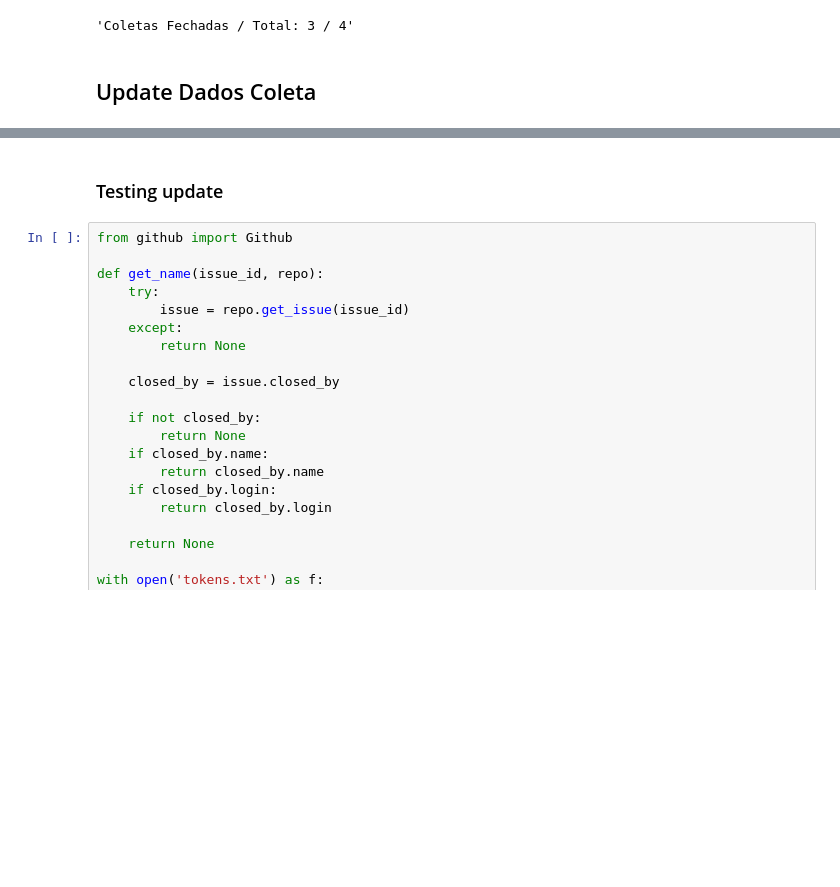
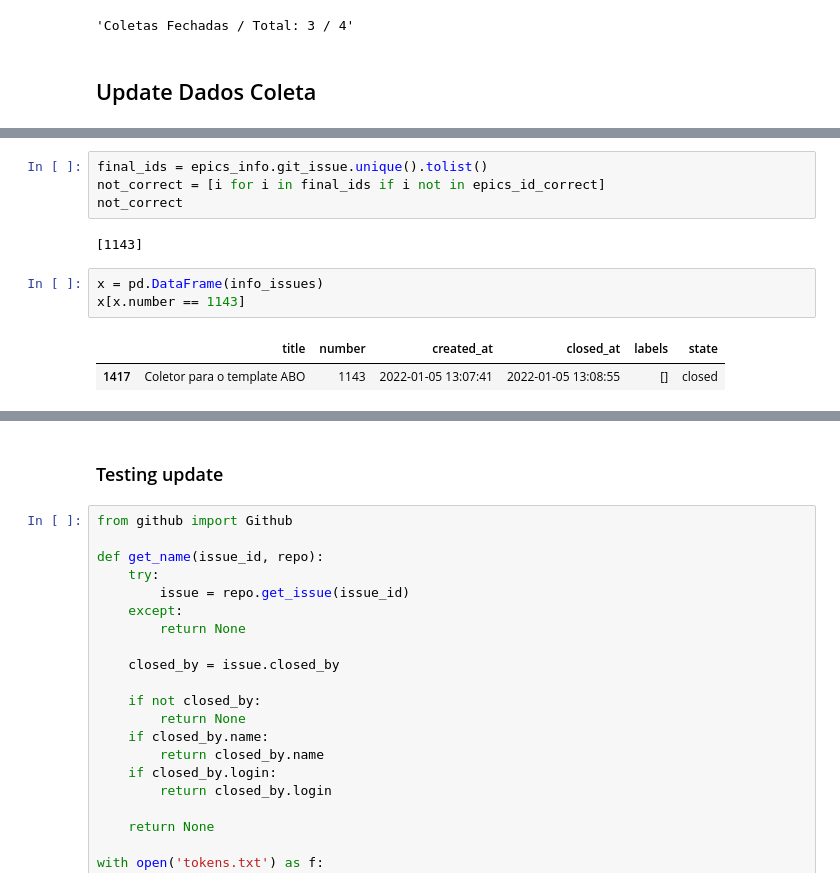
Before and after one commit to MPMG-DCC-UFMG/F01-gerenciamento, a Jupyter notebook: dashboard/Dashboard Tests.ipynb, the cells around one changed output, grey strips where cells are left out. Cells and saved outputs as stored; diff of their text form; blank space fills up the shorter version.

```diff
--- a/dashboard/Dashboard Tests.ipynb
+++ b/dashboard/Dashboard Tests.ipynb
@@ -331,0 +327,12 @@ df[df.git_issue == 108]
+# %%
+final_ids = epics_info.git_issue.unique().tolist()
+not_correct = [i for i in final_ids if i not in epics_id_correct]
+not_correct
+# %% [output]
+[1143]
+# %%
+x = pd.DataFrame(info_issues)
+x[x.number == 1143]
+# %% [output]
+|  | title | number | created_at | closed_at | labels | state |
+| 1417 | Coletor para o template ABO | 1143 | 2022-01-05 13:07:41 | 2022-01-05 13:08:55 | [] | closed |
```
Also changed, not shown: parts of 15 cells of this notebook, 19 other files.
